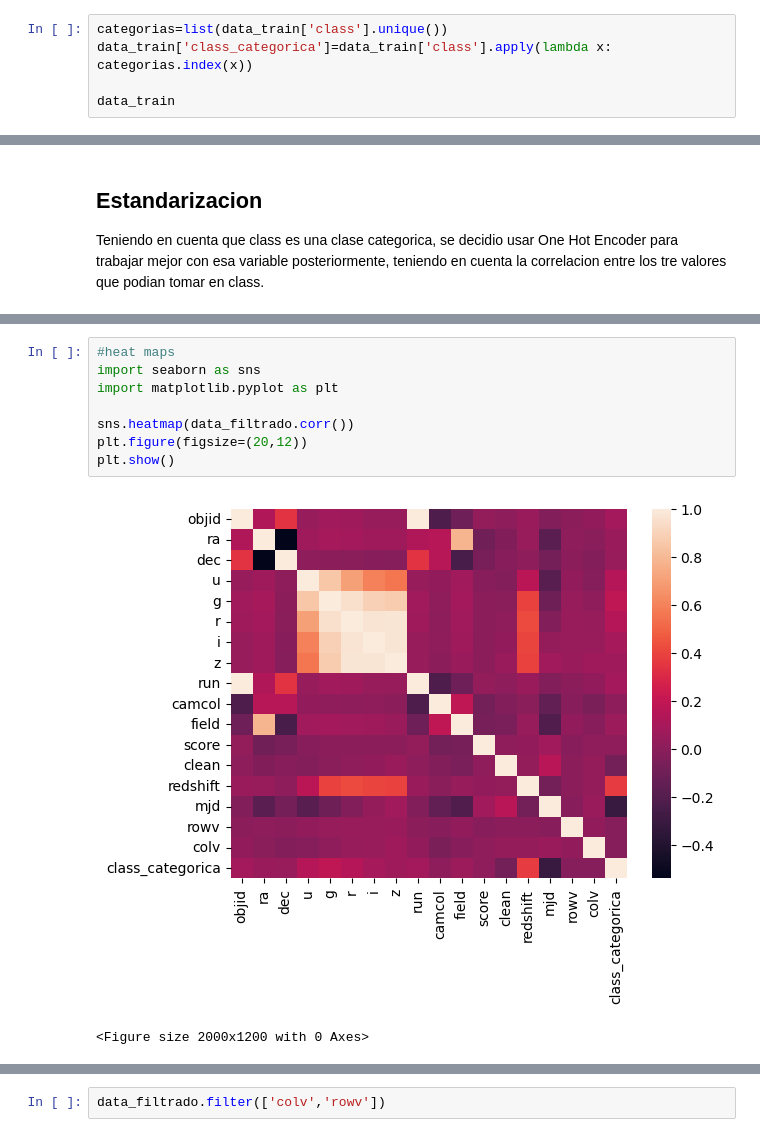
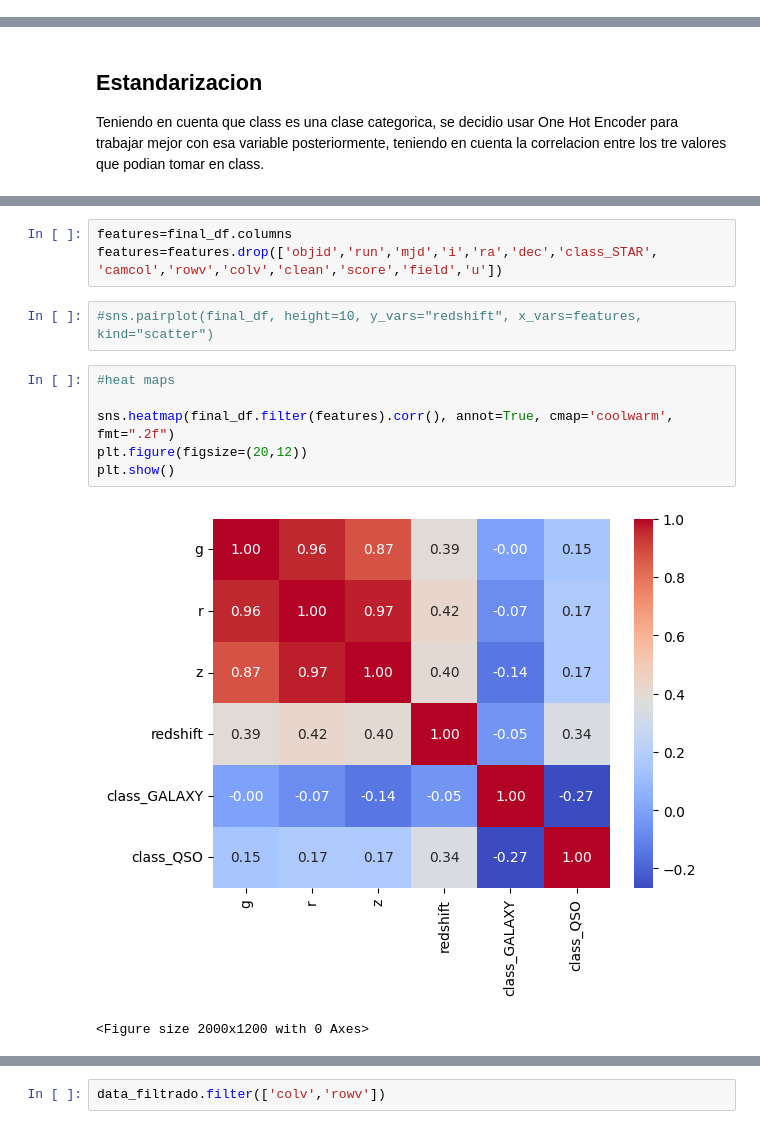
Before and after one commit to ju4ndiegos/BI, a Jupyter notebook: Lab-1/lab1.ipynb, the cells around one changed output, grey strips where cells are left out. Drawn from its saved outputs; the diff is of its cells as text.

```diff
--- a/Lab-1/lab1.ipynb
+++ b/Lab-1/lab1.ipynb
@@ -46,5 +18,0 @@ array(['STAR', 'GALAXY', 'QSO', 'S', 'QUASAR', 'G'], dtype=object)
-# %%
-categorias=list(data_train['class'].unique())
-data_train['class_categorica']=data_train['class'].apply(lambda x: categorias.index(x))
-
-data_train
@@ -217,13 +172,16 @@ data_train.sample(5)
+# %%
+features=final_df.columns
+features=features.drop(['objid','run','mjd','i','ra','dec','class_STAR', 'camcol','rowv','colv','clean','score','field','u'])
+# %%
+#sns.pairplot(final_df, height=10, y_vars="redshift", x_vars=features, kind="scatter")
 # %%
 #heat maps
-import seaborn as sns
-import matplotlib.pyplot as plt
 
-sns.heatmap(data_filtrado.corr())
+sns.heatmap(final_df.filter(features).corr(), annot=True, cmap='coolwarm', fmt=".2f")
 plt.figure(figsize=(20,12))
 plt.show()
 # %% [output]
-[figure, old version]
+[figure, new version]
 <Figure size 2000x1200 with 0 Axes>
 # %%
 data_modelo=data_filtrado.drop(columns=['objid','run','r','i','z'])
```
Also changed, not shown: parts of 18 cells of this notebook.
